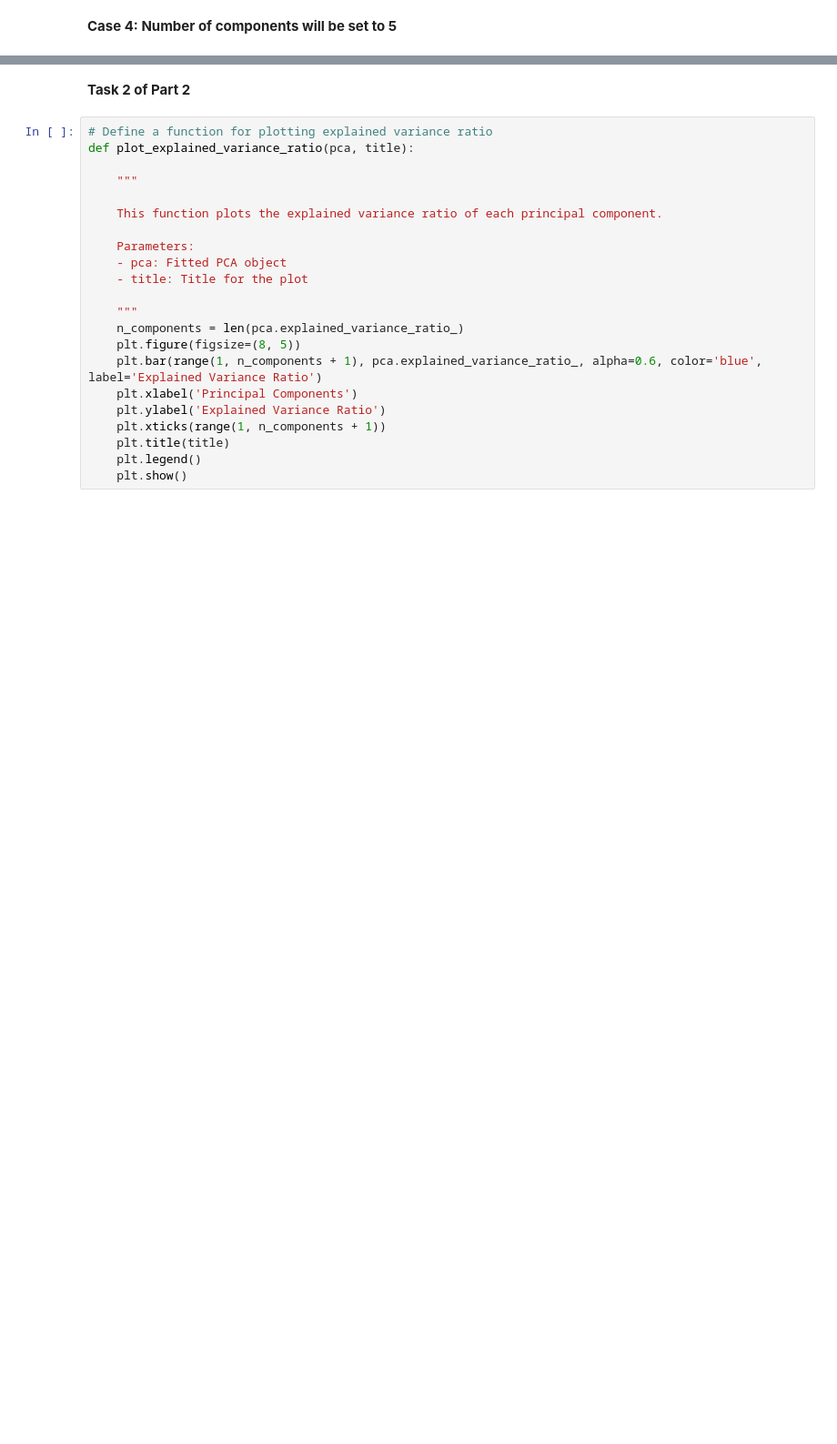
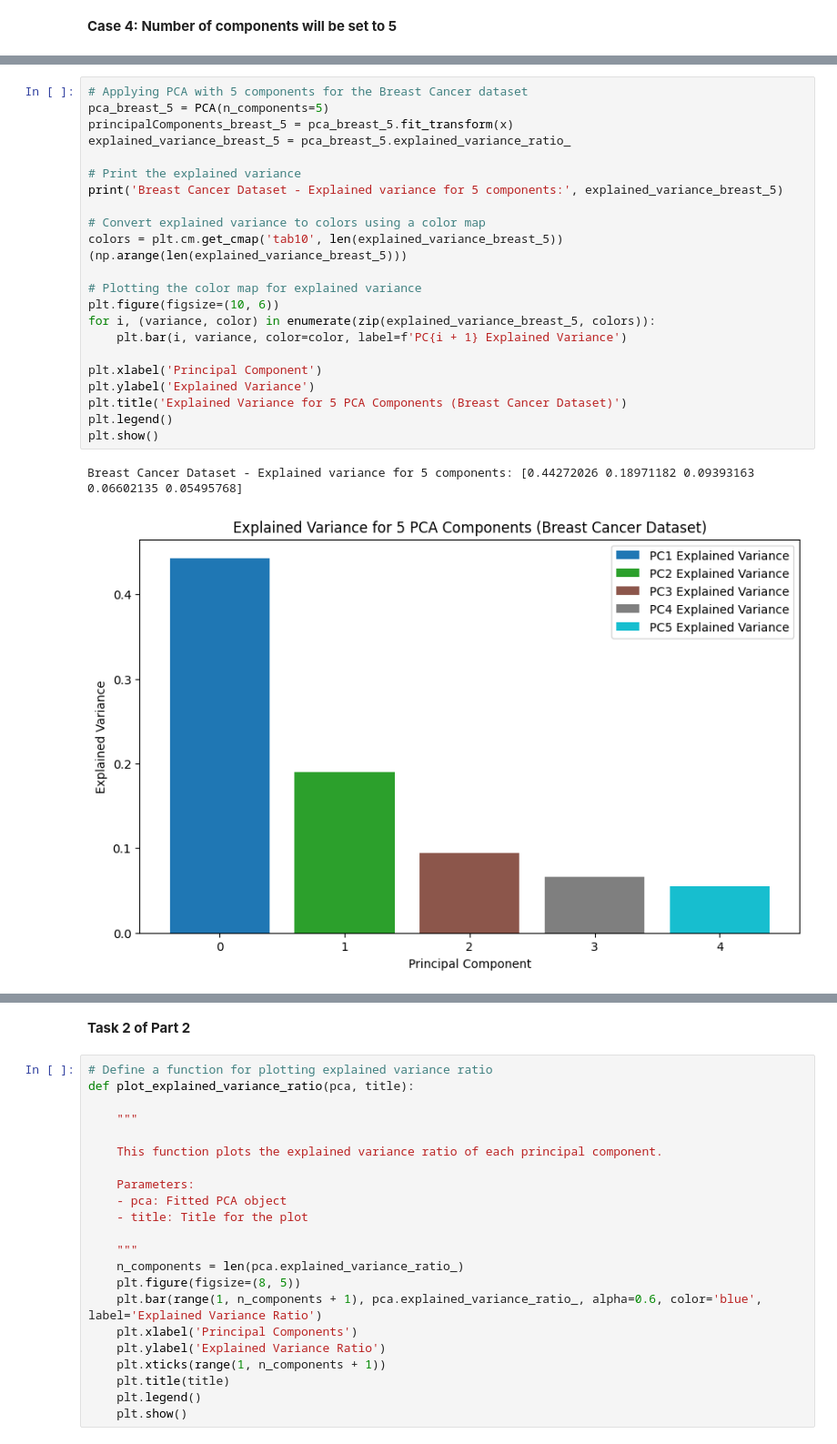
Before and after one commit to prosperjohn9/pca, a Jupyter notebook: Principal_Component_Analysis_(PCA).ipynb, the cells around one changed output, grey strips where cells are left out. Shown at 91% size. Drawn from its saved outputs; the diff is of its cells as text; blank space fills up the shorter version.

```diff
--- a/Principal_Component_Analysis_(PCA).ipynb
+++ b/Principal_Component_Analysis_(PCA).ipynb
@@ -655,0 +677,25 @@ CIFAR-10 Dataset - Explained variance for 5 components: [0.2907663  0.11253144 0
+# %%
+# Applying PCA with 5 components for the Breast Cancer dataset
+pca_breast_5 = PCA(n_components=5)
+principalComponents_breast_5 = pca_breast_5.fit_transform(x)
+explained_variance_breast_5 = pca_breast_5.explained_variance_ratio_
+
+# Print the explained variance
+print('Breast Cancer Dataset - Explained variance for 5 components:', explained_variance_breast_5)
+
+# Convert explained variance to colors using a color map
+colors = plt.cm.get_cmap('tab10', len(explained_variance_breast_5))(np.arange(len(explained_variance_breast_5)))
+
+# Plotting the color map for explained variance
+plt.figure(figsize=(10, 6))
+for i, (variance, color) in enumerate(zip(explained_variance_breast_5, colors)):
+    plt.bar(i, variance, color=color, label=f'PC{i + 1} Explained Variance')
+
+plt.xlabel('Principal Component')
+plt.ylabel('Explained Variance')
+plt.title('Explained Variance for 5 PCA Components (Breast Cancer Dataset)')
+plt.legend()
+plt.show()
+# %% [output]
+Breast Cancer Dataset - Explained variance for 5 components: [0.44272026 0.18971182 0.09393163 0.06602135 0.05495768]
+[figure, added]
```
Also changed, not shown: parts of 22 cells of this notebook.
